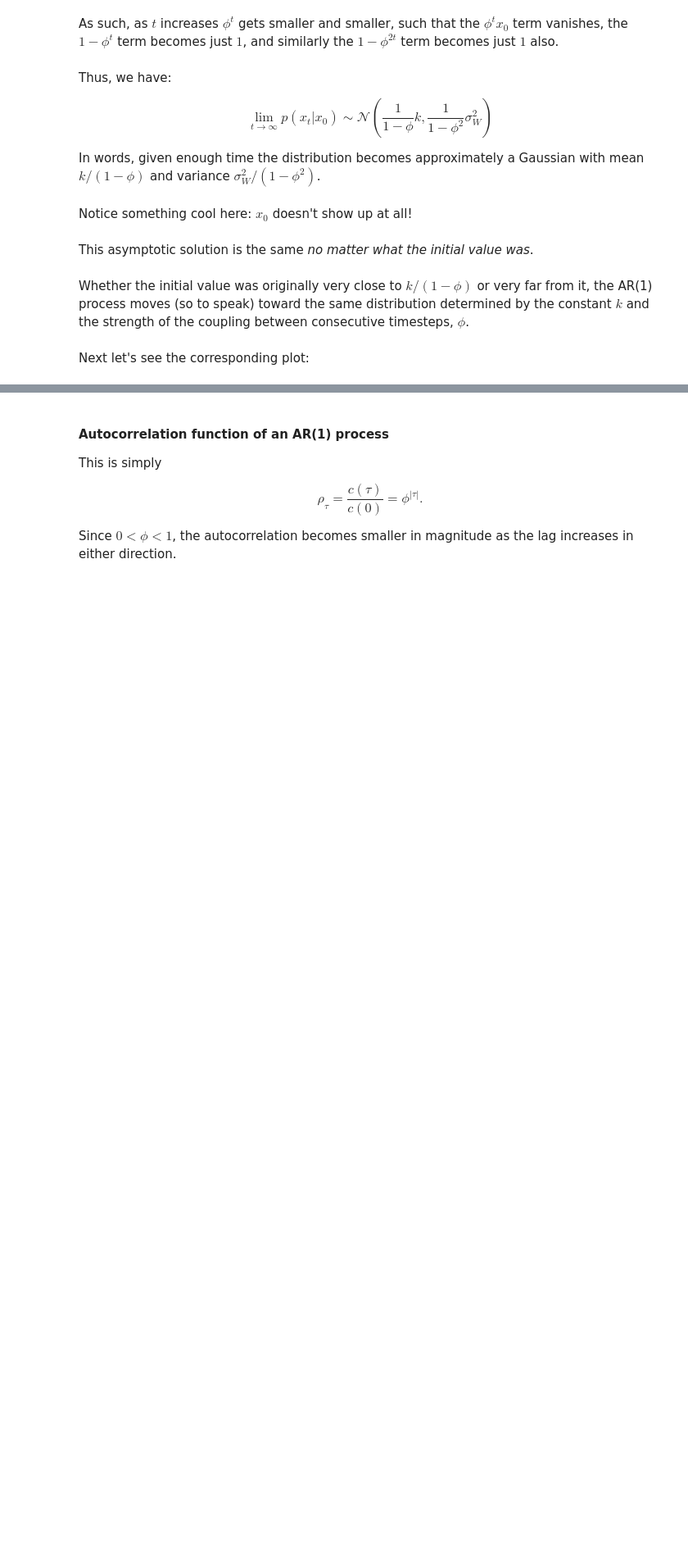
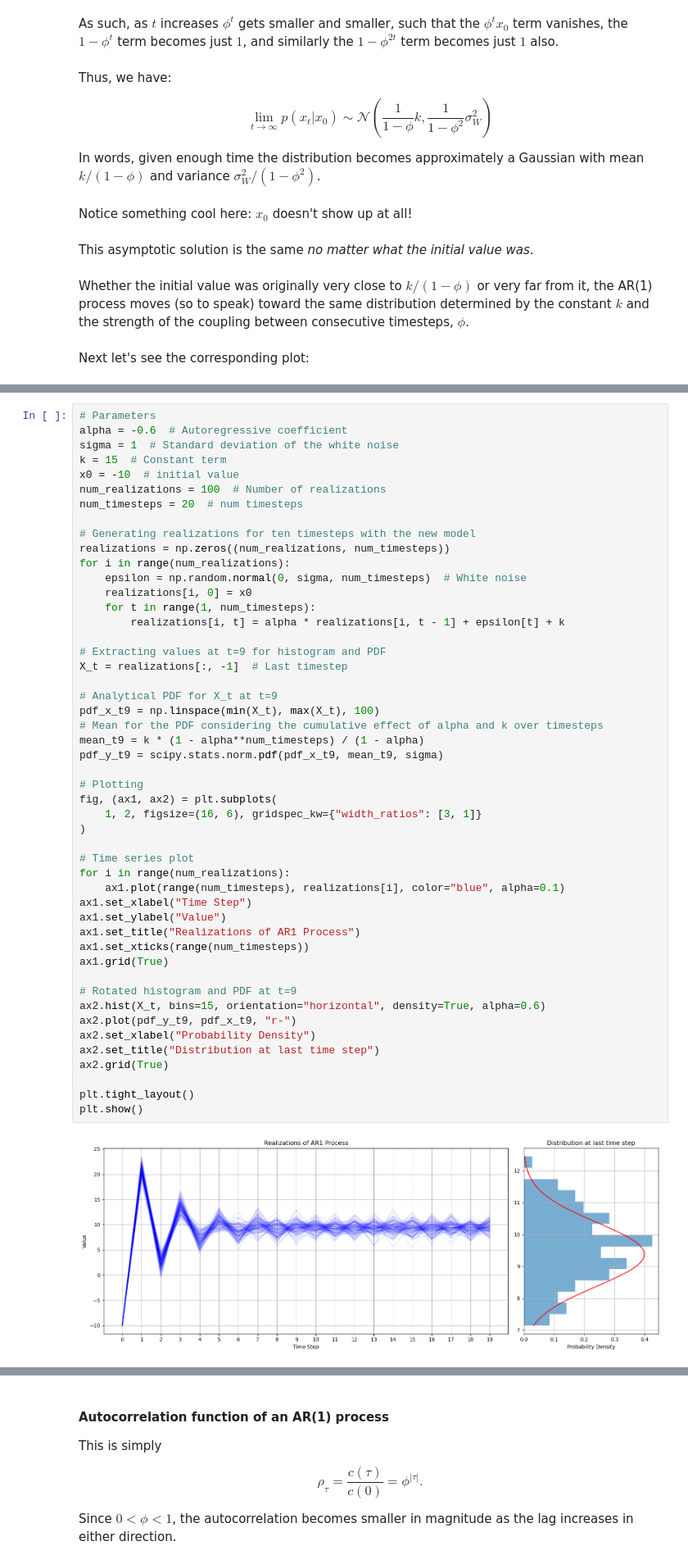
Before and after one commit to spencerahill/25f-stat-methods-course, a Jupyter notebook: labs/lab07_autoreg-models.ipynb, the cells around one changed output, grey strips where cells are left out. Shown at 82% size. Saved outputs shown, nothing was run; the diff lists cells and outputs as text; blank space fills up the shorter version.

Commit message:
add neg and >1 \phi examples for AR1 models in lab

```diff
--- a/labs/lab07_autoreg-models.ipynb
+++ b/labs/lab07_autoreg-models.ipynb
@@ -460,0 +463,51 @@ plt.show()
+# %%
+# Parameters
+alpha = -0.6  # Autoregressive coefficient
+sigma = 1  # Standard deviation of the white noise
+k = 15  # Constant term
+x0 = -10  # initial value
+num_realizations = 100  # Number of realizations
+num_timesteps = 20  # num timesteps
+
+# Generating realizations for ten timesteps with the new model
+realizations = np.zeros((num_realizations, num_timesteps))
+for i in range(num_realizations):
+    epsilon = np.random.normal(0, sigma, num_timesteps)  # White noise
+    realizations[i, 0] = x0
+    for t in range(1, num_timesteps):
+        realizations[i, t] = alpha * realizations[i, t - 1] + epsilon[t] + k
+
+# Extracting values at t=9 for histogram and PDF
+X_t = realizations[:, -1]  # Last timestep
+
+# Analytical PDF for X_t at t=9
+pdf_x_t9 = np.linspace(min(X_t), max(X_t), 100)
+# Mean for the PDF considering the cumulative effect of alpha and k over timesteps
+mean_t9 = k * (1 - alpha**num_timesteps) / (1 - alpha)
+pdf_y_t9 = scipy.stats.norm.pdf(pdf_x_t9, mean_t9, sigma)
+
+# Plotting
+fig, (ax1, ax2) = plt.subplots(
+    1, 2, figsize=(16, 6), gridspec_kw={"width_ratios": [3, 1]}
+)
+
+# Time series plot
+for i in range(num_realizations):
+    ax1.plot(range(num_timesteps), realizations[i], color="blue", alpha=0.1)
+ax1.set_xlabel("Time Step")
+ax1.set_ylabel("Value")
+ax1.set_title("Realizations of AR1 Process")
+ax1.set_xticks(range(num_timesteps))
+ax1.grid(True)
+
+# Rotated histogram and PDF at t=9
+ax2.hist(X_t, bins=15, orientation="horizontal", density=True, alpha=0.6)
+ax2.plot(pdf_y_t9, pdf_x_t9, "r-")
+ax2.set_xlabel("Probability Density")
+ax2.set_title("Distribution at last time step")
+ax2.grid(True)
+
+plt.tight_layout()
+plt.show()
+# %% [output]
+[figure, added]
```
Also changed, not shown: parts of 7 cells of this notebook.
